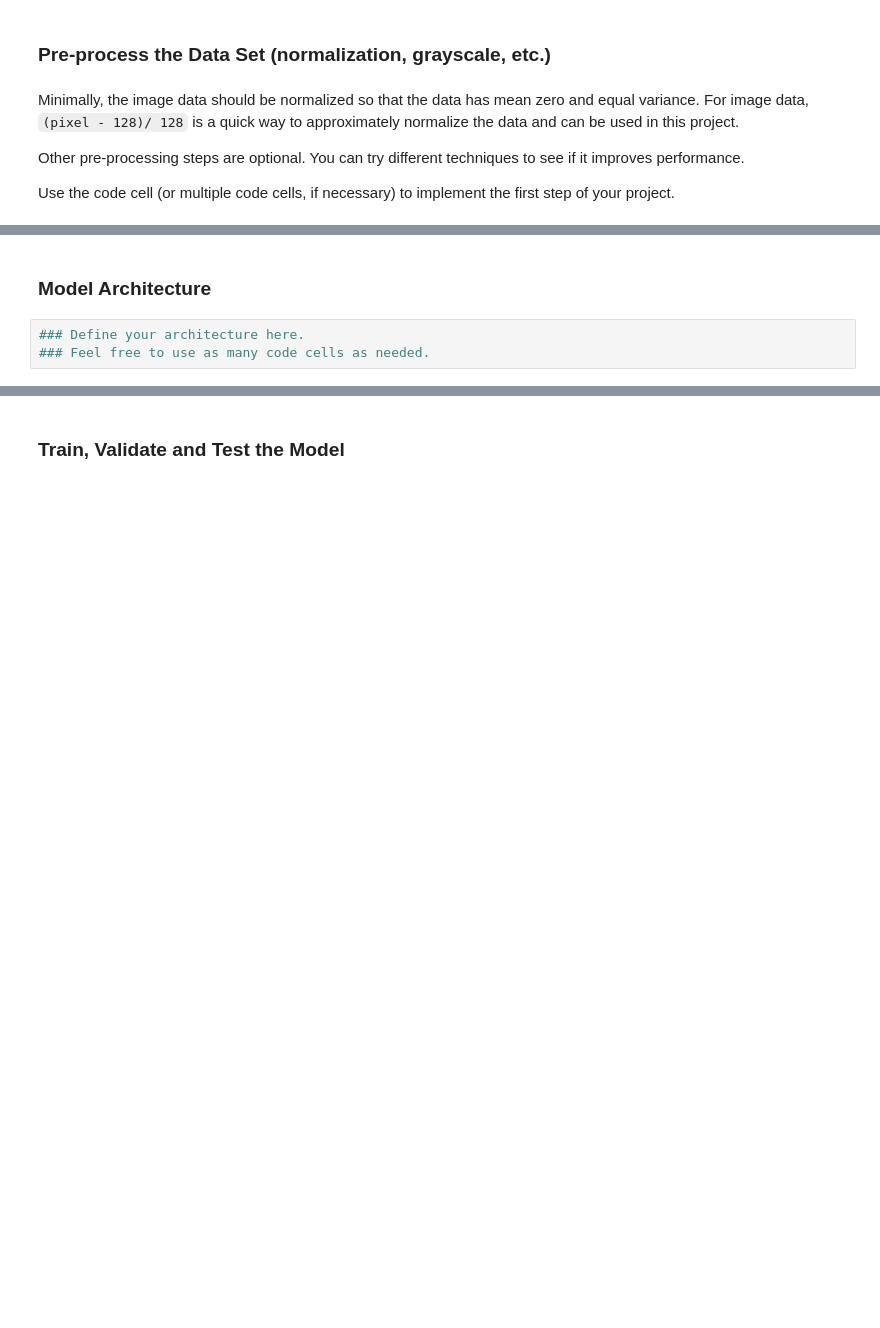
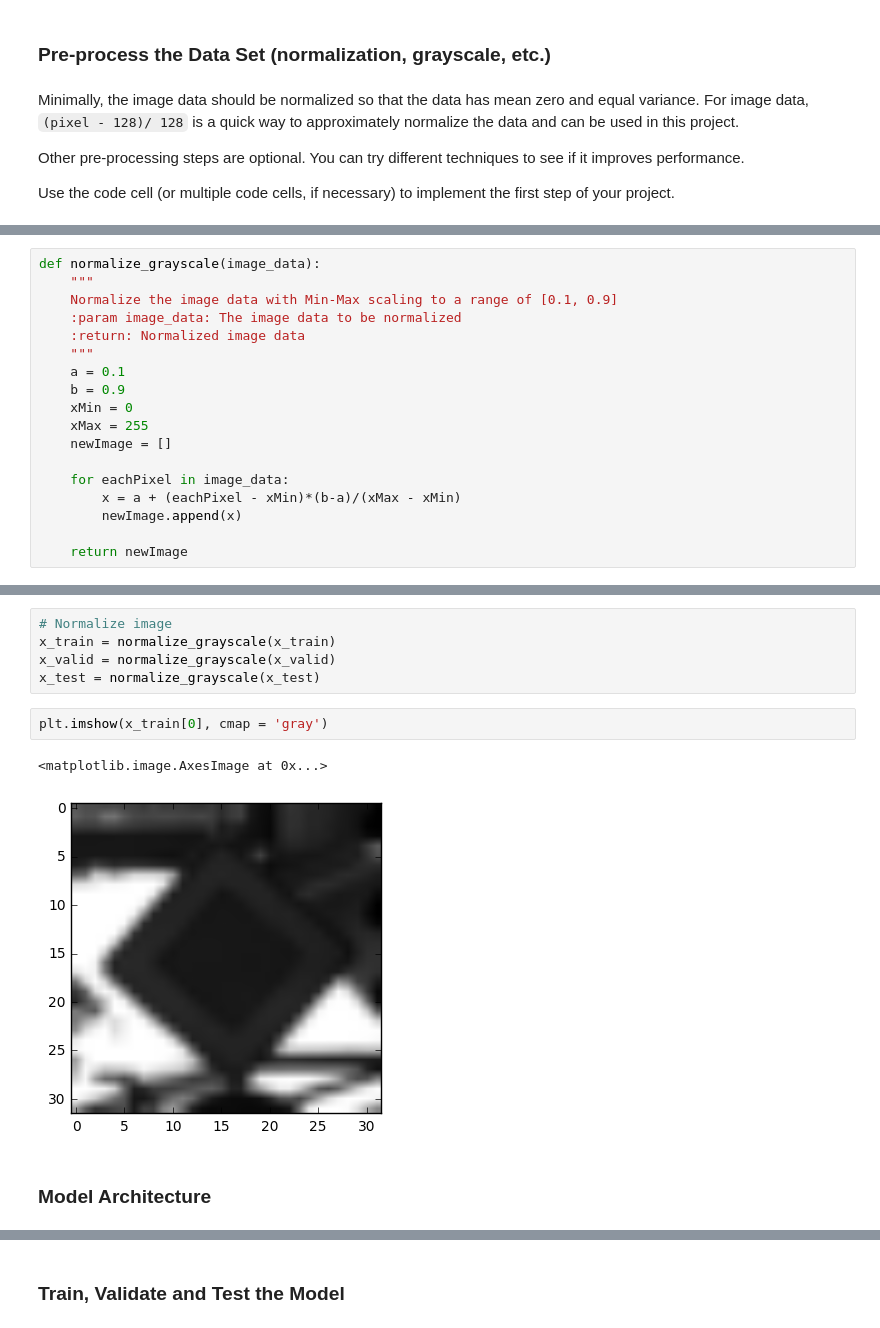
Before and after one commit to princegao/ND013, a Jupyter notebook: Term1/CarND-Traffic-Sign-Classifier-Project/Traffic_Sign_Classifier.ipynb, the cells around one changed output, grey strips where cells are left out. Drawn from its saved outputs; the diff is of its cells as text; blank space fills up the shorter version.

```diff
--- a/Term1/CarND-Traffic-Sign-Classifier-Project/Traffic_Sign_Classifier.ipynb
+++ b/Term1/CarND-Traffic-Sign-Classifier-Project/Traffic_Sign_Classifier.ipynb
@@ -130,0 +127,18 @@ Use the code cell (or multiple code cells, if necessary) to implement the first
+# %%
+def normalize_grayscale(image_data):
+    """
+    Normalize the image data with Min-Max scaling to a range of [0.1, 0.9]
+    :param image_data: The image data to be normalized
+    :return: Normalized image data
+    """
+    a = 0.1
+    b = 0.9
+    xMin = 0
+    xMax = 255
+    newImage = []
+
+    for eachPixel in image_data:
+        x = a + (eachPixel - xMin)*(b-a)/(xMax - xMin)
+        newImage.append(x)
+
+    return newImage
@@ -131,5 +159,12 @@ Use the code cell (or multiple code cells, if necessary) to implement the first
+# %%
+# Normalize image
+x_train = normalize_grayscale(x_train)
+x_valid = normalize_grayscale(x_valid)
+x_test = normalize_grayscale(x_test)
+# %%
+plt.imshow(x_train[0], cmap = 'gray')
+# %% [output]
+<matplotlib.image.AxesImage at 0x...>
+[figure, added]
 # %% [markdown]
 ### Model Architecture
-# %%
-### Define your architecture here.
-### Feel free to use as many code cells as needed.
```
Also changed, not shown: parts of 20 cells of this notebook, 3 other files.
